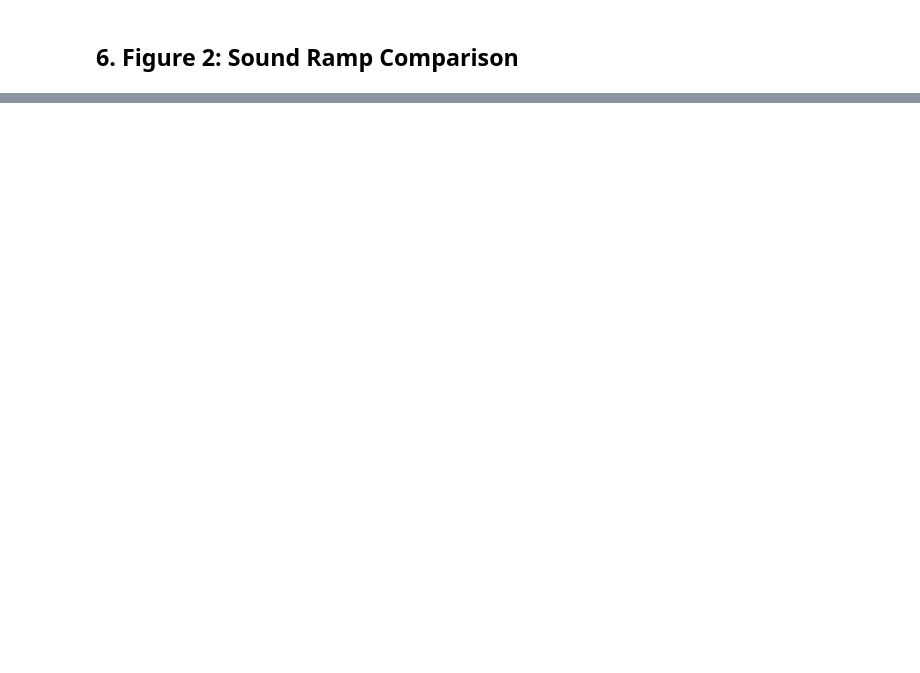
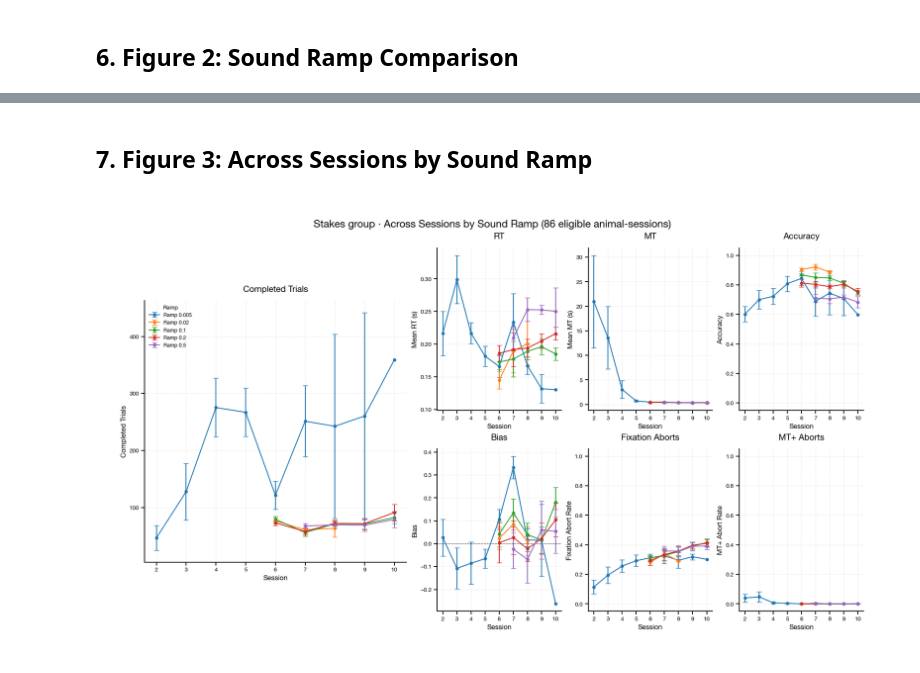
Before and after one commit to MafValente/rat_analysis, a Jupyter notebook: notebooks/Stakes/03_stakes_group_analysis.ipynb, the cells around one changed output, grey strips where cells are left out. Drawn from its saved outputs; the diff is of its cells as text; code cells hidden in the pictures; blank space fills up the shorter version.

```diff
--- a/notebooks/Stakes/03_stakes_group_analysis.ipynb
+++ b/notebooks/Stakes/03_stakes_group_analysis.ipynb
@@ -155,0 +180,14 @@ fig_group_sound_ramp = daily_plots.plot_stakes_group_sound_ramp_comparison(
+# %% [markdown]
+## 7. Figure 3: Across Sessions by Sound Ramp
+# %%
+import importlib
+import matplotlib.pyplot as plt
+import Pipeline.daily_plots as daily_plots
+
+importlib.reload(daily_plots)
+
+fig_group_ramp_sessions = daily_plots.plot_stakes_group_ramp_across_sessions(
+    group_prepared,
+)
+# %% [output]
+[figure, added]
```
Also changed, not shown: parts of 5 cells of this notebook, 21 other files.
